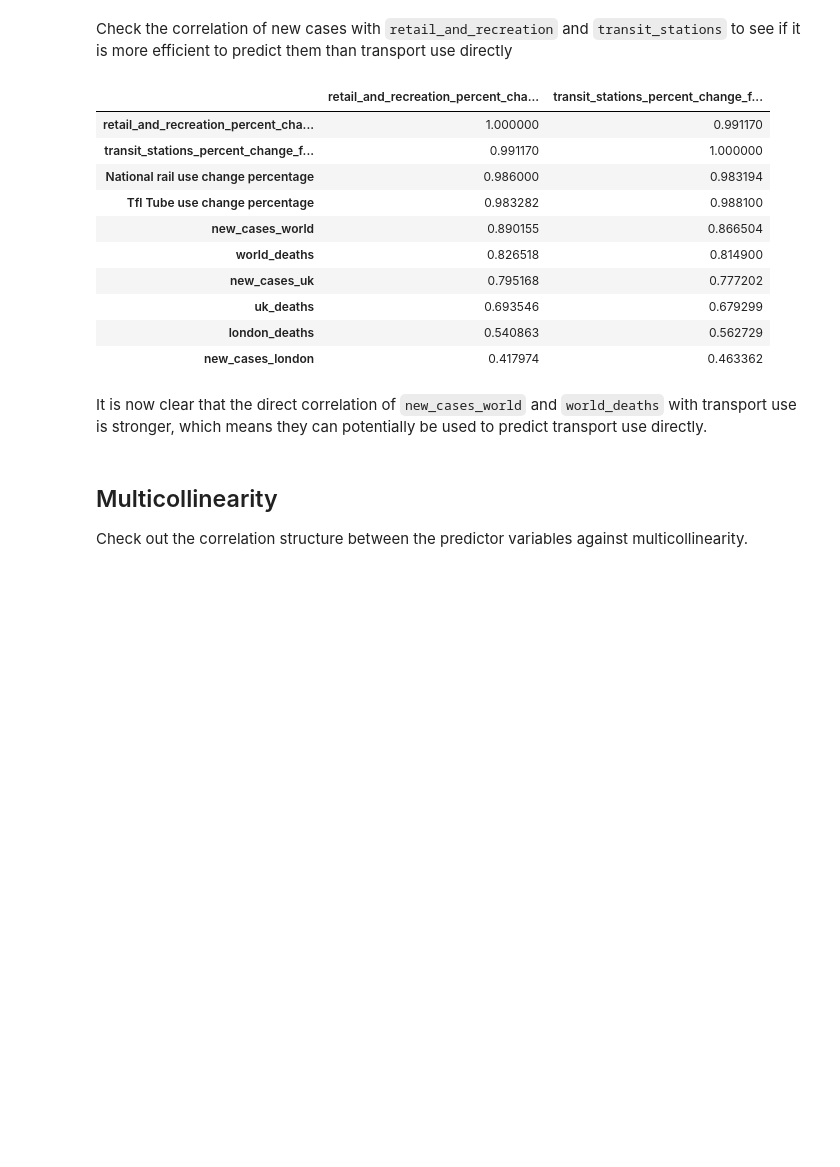
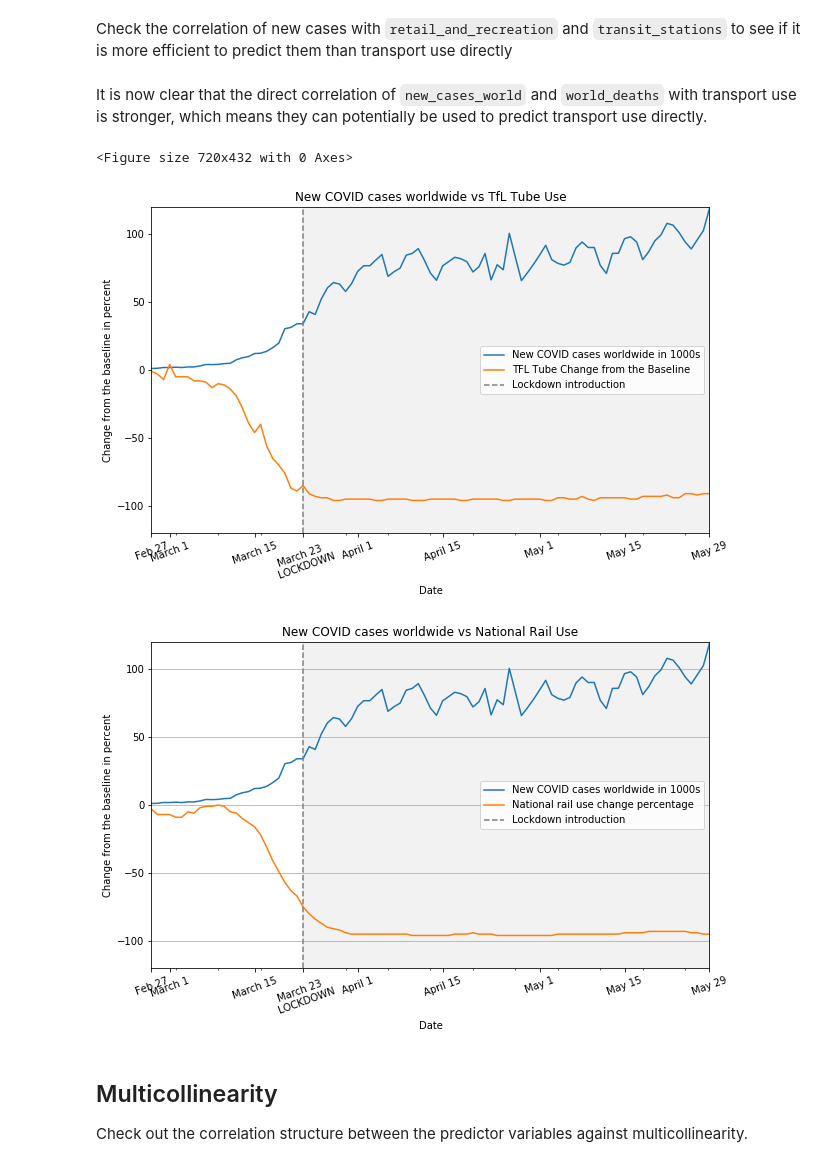
Before and after one commit to IuliiaZaitova/COVID_Prediction_London_National_Transport_Use, a Jupyter notebook: UK_transport.ipynb, the cells around one changed output. Drawn from its saved outputs; the diff is of its cells as text; code cells hidden in the pictures; blank space fills up the shorter version.

Commit message:
Improve the layout for the Bokeh app, write the ReadMe, plot World Cases vs Transport for the presentation

```diff
--- a/UK_transport.ipynb
+++ b/UK_transport.ipynb
@@ -721,20 +721,44 @@ Check the correlation of new cases with `retail_and_recreation` and `transit_sta
 #Correlation of COVID cases with retail_and_recreation and transit_stations
 cor_cases_retail_transit = abs(mobility_cases_corr[["retail_and_recreation_percent_change_from_baseline", "transit_stations_percent_change_from_baseline"]])
 cor_cases_retail_transit.sort_values(["retail_and_recreation_percent_change_from_baseline", "transit_stations_percent_change_from_baseline"], ascending=[0, 1])
+
+plot_df = df_cases_mobility
+plot_df['new_cases_world'] = plot_df['new_cases_world'].div(1000)
-# %% [output]
-|  | retail_and_recreation_percent_cha... | transit_stations_percent_change_f... |
-| retail_and_recreation_percent_cha... | 1.000000 | 0.991170 |
-| transit_stations_percent_change_f... | 0.991170 | 1.000000 |
-| National rail use change percentage | 0.986000 | 0.983194 |
-| Tfl Tube use change percentage | 0.983282 | 0.988100 |
-| new_cases_world | 0.890155 | 0.866504 |
-| world_deaths | 0.826518 | 0.814900 |
-| new_cases_uk | 0.795168 | 0.777202 |
-| uk_deaths | 0.693546 | 0.679299 |
-| london_deaths | 0.540863 | 0.562729 |
-| new_cases_london | 0.417974 | 0.463362 |
 # %% [markdown]
 It is now clear that the direct correlation of `new_cases_world` and `world_deaths` with transport use is stronger, which means they can potentially be used to predict transport use directly.
+# %%
+# Plot cases against transportation to see the correlation
+# plot the TfL Tube and National Rail with the most significant mobility features
+plt.figure(figsize = (10, 6))
+ax = plot_df.plot(figsize = (10, 6), x='Date', y='new_cases_world', label = 'New COVID cases worldwide in 1000s')
+plot_df.plot(x='Date', y='Tfl Tube use change percentage', label = 'TFL Tube Change from the Baseline', ax=ax)
+ax.axvline(x='2020-03-23', color='gray', linestyle='--', label = 'Lockdown introduction')
+ax.axvspan('2020-03-23', '2020-05-29', alpha=0.1, color='gray')
+ax.set_ylabel('Change from the baseline in percent')
+ax.set_xlabel('Date')
+plt.xticks(['2020-02-27', '2020-03-01', '2020-03-15', '2020-03-23', '2020-04-01', '2020-04-15', '2020-05-01', '2020-05-15', '2020-05-29'], ['Feb 27', 'March 1', 'March 15', 'March 23 \n LOCKDOWN', 'April 1', 'April 15', 'May 1', 'May 15', 'May 29'],rotation=20)
+plt.title("New COVID cases worldwide vs TfL Tube Use")
+plt.ylim(-120, 120)
+
+fig = plot_df.plot(figsize = (10, 6), x='Date', y='new_cases_world', label = 'New COVID cases worldwide in 1000s')
+plot_df.plot(x='Date', y='National rail use change percentage', label = 'National rail use change percentage', ax=fig)
+fig.axvline(x='2020-03-23', color='gray', linestyle='--', label = 'Lockdown introduction')
+fig.axvspan('2020-03-23', '2020-05-29', alpha=0.1, color='gray')
+fig.set_ylabel('Change from the baseline in percent')
+fig.set_xlabel('Date')
+plt.title("New COVID cases worldwide vs National Rail Use")
+
+
+plt.xticks(['2020-02-27', '2020-03-01', '2020-03-15', '2020-03-23', '2020-04-01', '2020-04-15', '2020-05-01', '2020-05-15', '2020-05-29'], ['Feb 27', 'March 1', 'March 15', 'March 23 \n LOCKDOWN', 'April 1', 'April 15', 'May 1', 'May 15', 'May 29'],rotation=20)
+plt.ylim(-120, 120)
+plt.grid(axis='y')
+ax.legend()
+fig.legend()
+plt.show()
+# %% [output]
+<Figure size 720x432 with 0 Axes>
+[figure, added]
+[figure, added]
 # %% [markdown]
 ## Multicollinearity
 Check out the correlation structure between the predictor variables against multicollinearity.
```
Also changed, not shown: parts of 3 cells of this notebook, 6 other files.
